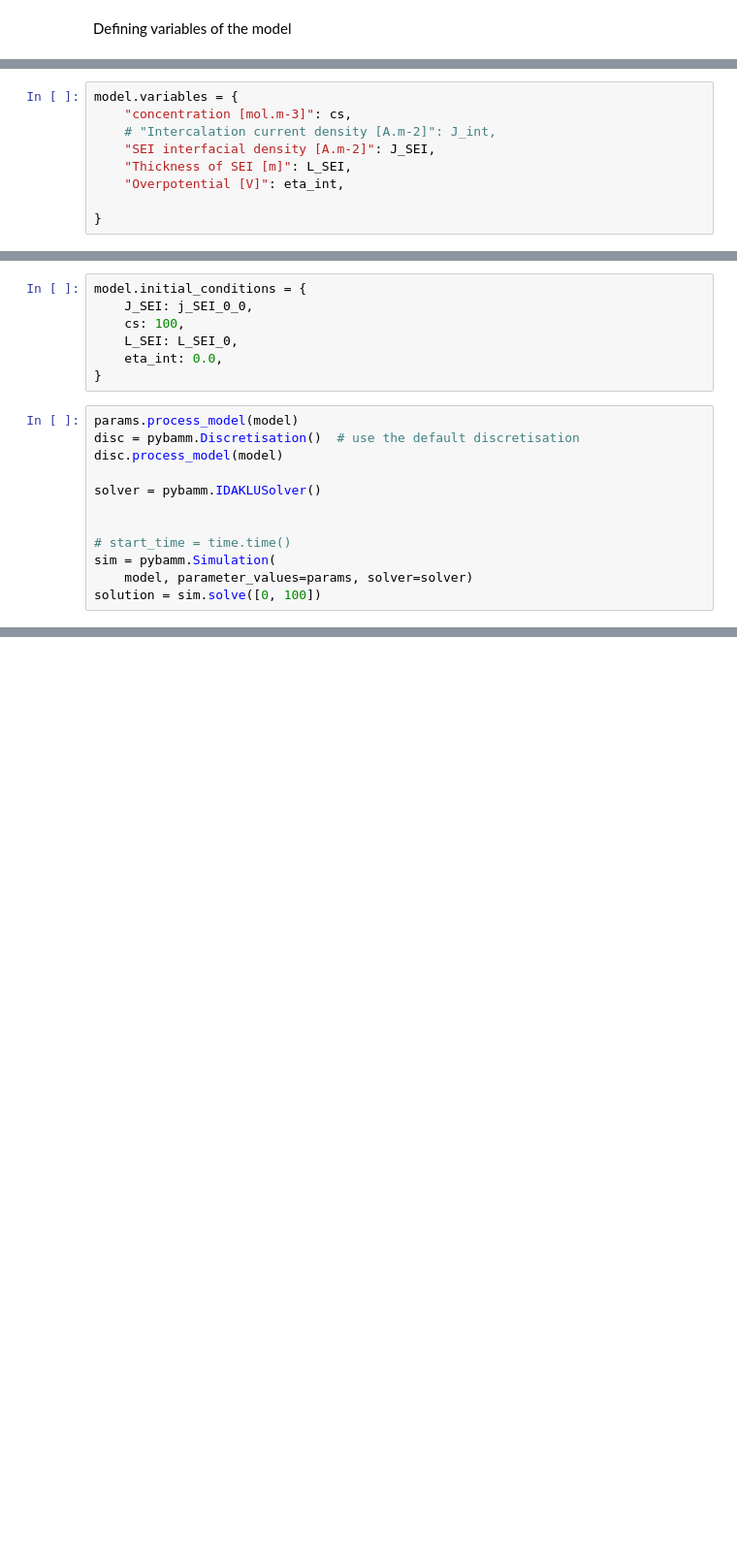
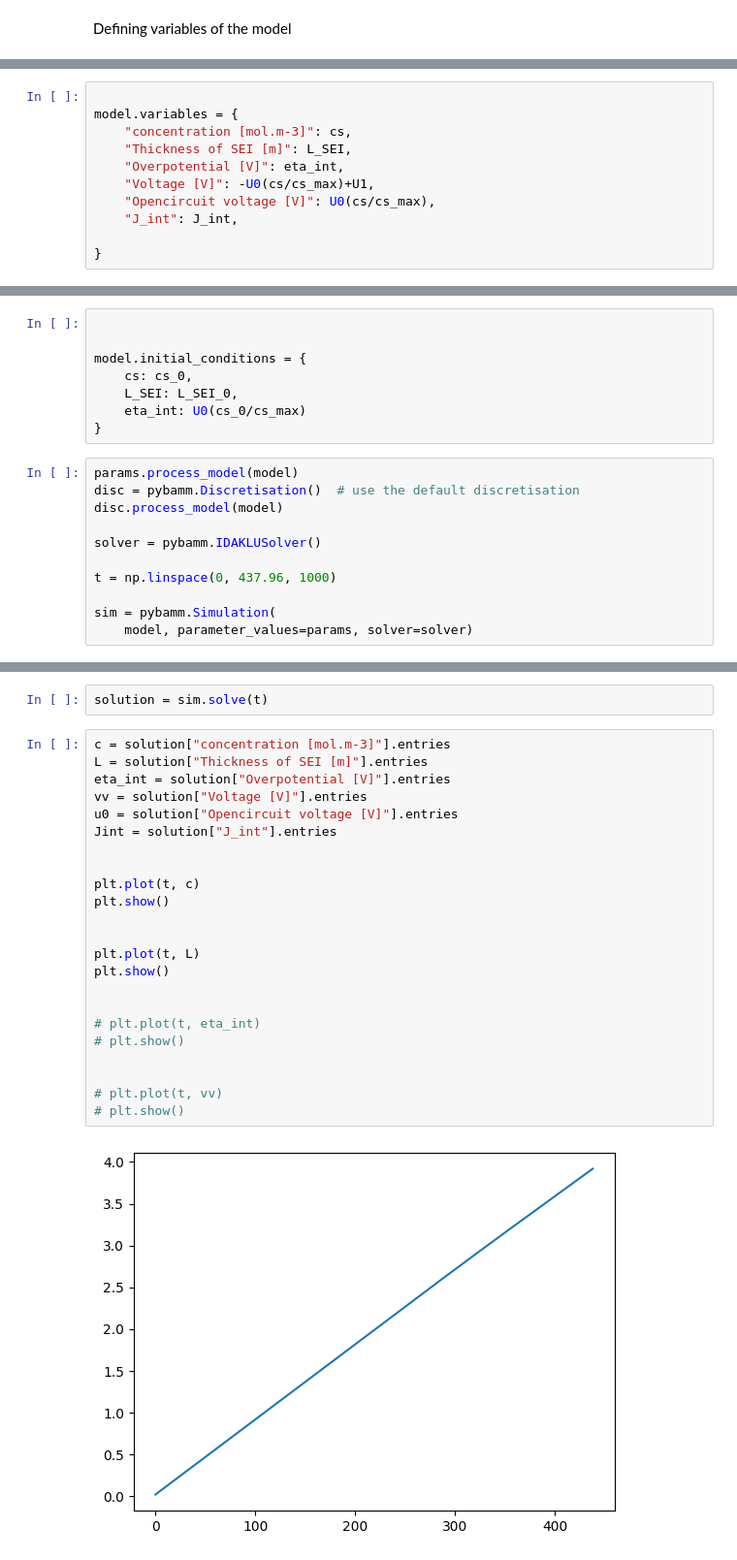
Before and after one commit to brosaplanella/formation, a Jupyter notebook: Lars_von2020.ipynb, the cells around one changed output, grey strips where cells are left out. Shown at 97% size. Cells and saved outputs as stored; diff of their text form; blank space fills up the shorter version.

```diff
--- a/Lars_von2020.ipynb
+++ b/Lars_von2020.ipynb
@@ -151,9 +176,11 @@ Defining variables of the model
 # %%
+
 model.variables = {
     "concentration [mol.m-3]": cs,
-    # "Intercalation current density [A.m-2]": J_int,
-    "SEI interfacial density [A.m-2]": J_SEI,
     "Thickness of SEI [m]": L_SEI,
     "Overpotential [V]": eta_int,
+    "Voltage [V]": -U0(cs/cs_max)+U1,
+    "Opencircuit voltage [V]": U0(cs/cs_max),
+    "J_int": J_int,
 
 }
@@ -181,9 +187,10 @@ model.rhs = {cs: dcsdt, L_SEI: dL_SEIdt}
 # %%
+
+
 model.initial_conditions = {
-    J_SEI: j_SEI_0_0,
-    cs: 100,
+    cs: cs_0,
     L_SEI: L_SEI_0,
-    eta_int: 0.0,
+    eta_int: U0(cs_0/cs_max)
 }
 # %%
 params.process_model(model)
@@ -192,8 +199,7 @@ disc.process_model(model)
 
 solver = pybamm.IDAKLUSolver()
 
+t = np.linspace(0, 437.96, 1000)
 
-# start_time = time.time()
 sim = pybamm.Simulation(
     model, parameter_values=params, solver=solver)
-solution = sim.solve([0, 100])
@@ -235,0 +206,27 @@ array([1000.        ,  990.91291209,  981.82582418,  972.73873628,
+# %%
+solution = sim.solve(t)
+# %%
+c = solution["concentration [mol.m-3]"].entries
+L = solution["Thickness of SEI [m]"].entries
+eta_int = solution["Overpotential [V]"].entries
+vv = solution["Voltage [V]"].entries
+u0 = solution["Opencircuit voltage [V]"].entries
+Jint = solution["J_int"].entries
+
+
+plt.plot(t, c)
+plt.show()
+
+
+plt.plot(t, L)
+plt.show()
+
+
+# plt.plot(t, eta_int)
+# plt.show()
+
+
+# plt.plot(t, vv)
+# plt.show()
+# %% [output]
+[figure, added]
```
Also changed, not shown: parts of 14 cells of this notebook, 2 other files.
